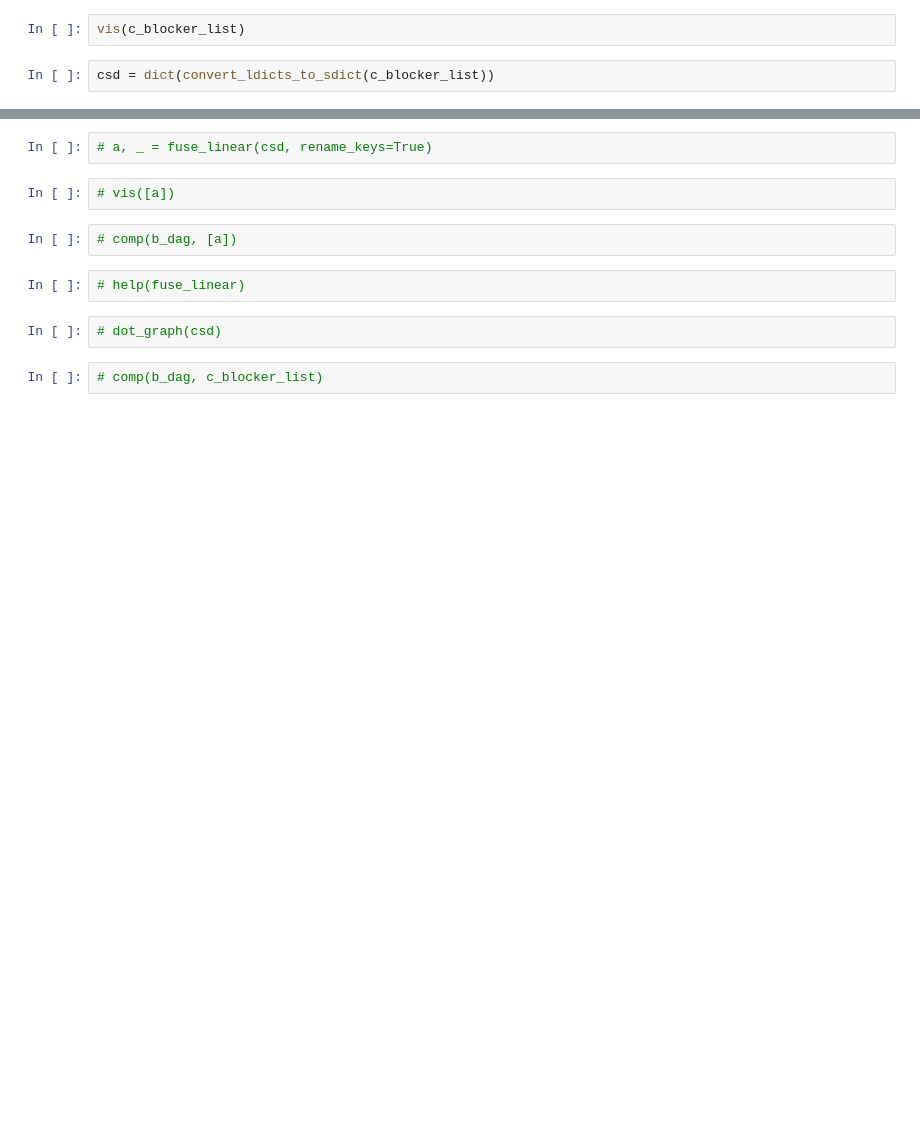
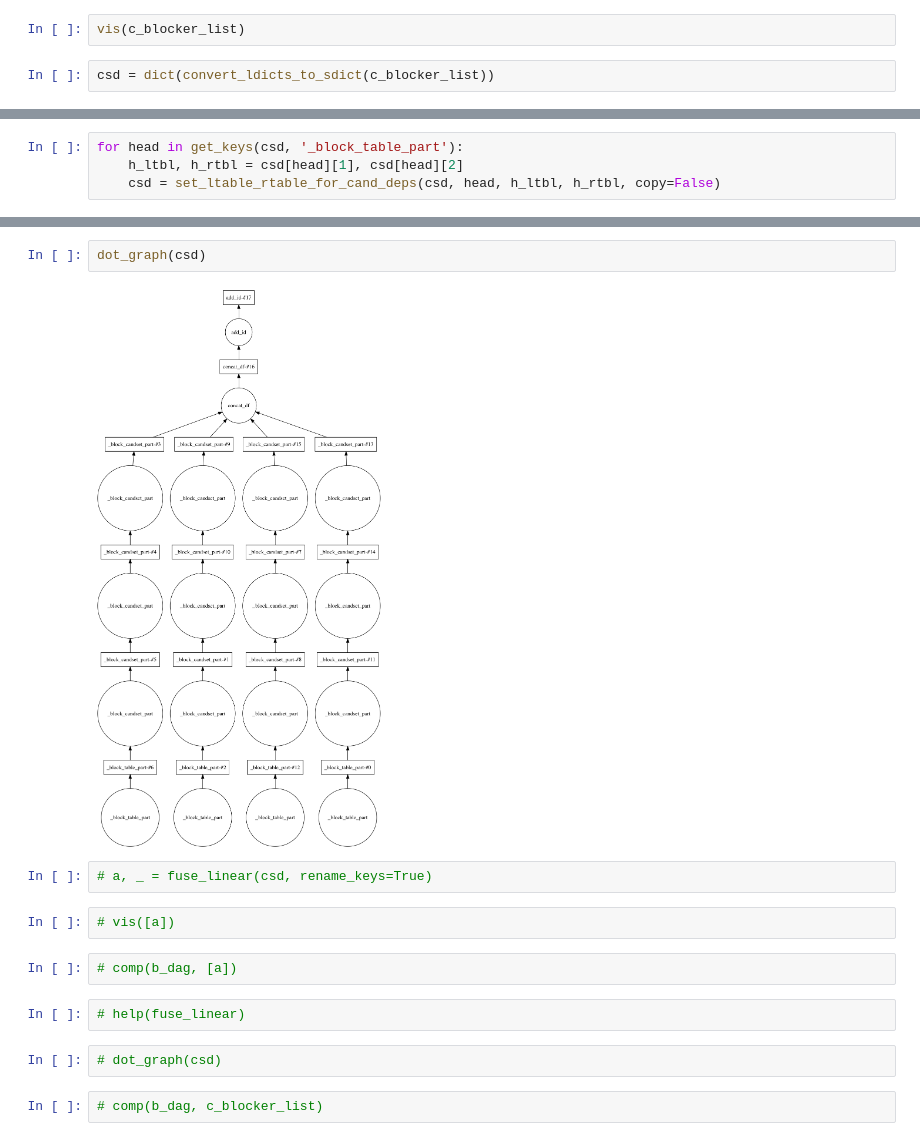
Before and after one commit to kvpradap/dmagellan, a Jupyter notebook: notebooks/dag/test-4.ipynb, the cells around one changed output, grey strips where cells are left out. Cells and saved outputs as stored; diff of their text form; blank space fills up the shorter version.

```diff
--- a/notebooks/dag/test-4.ipynb
+++ b/notebooks/dag/test-4.ipynb
@@ -116,0 +148,4 @@ csd = dict(convert_ldicts_to_sdict(c_blocker_list))
+# %%
+for head in get_keys(csd, '_block_table_part'):
+    h_ltbl, h_rtbl = csd[head][1], csd[head][2]
+    csd = set_ltable_rtable_for_cand_deps(csd, head, h_ltbl, h_rtbl, copy=False)
@@ -117,3 +244,7 @@ csd = dict(convert_ldicts_to_sdict(c_blocker_list))
+# %%
+dot_graph(csd)
+# %% [output]
+[figure, added]
 # %%
 # a, _ = fuse_linear(csd, rename_keys=True)
 # %%
```
Also changed, not shown: parts of 13 cells of this notebook.
